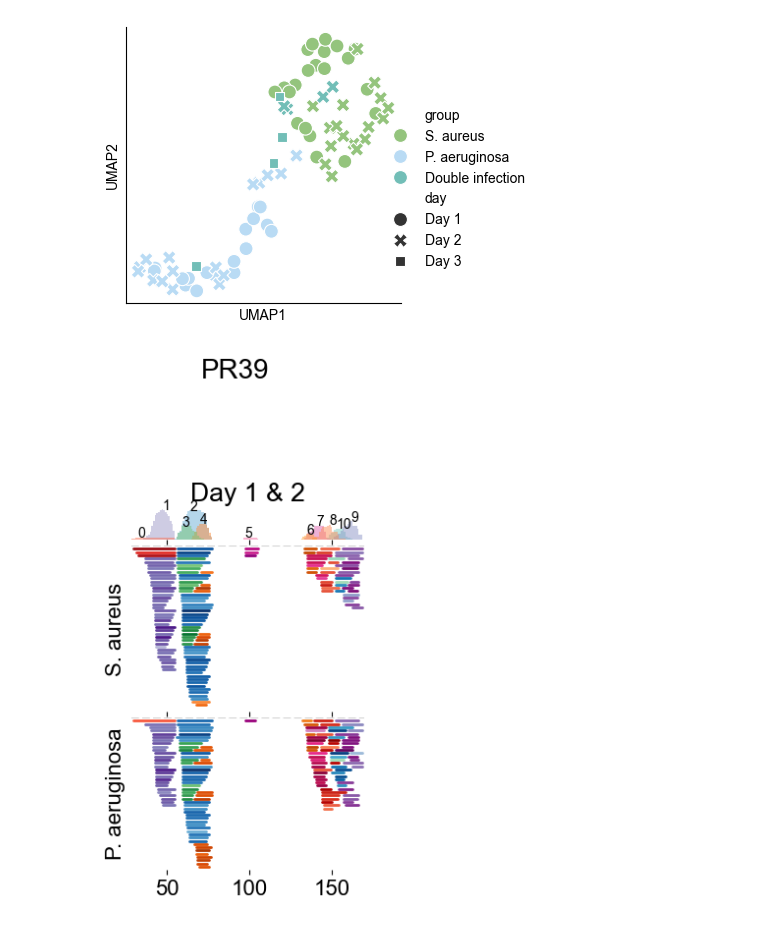
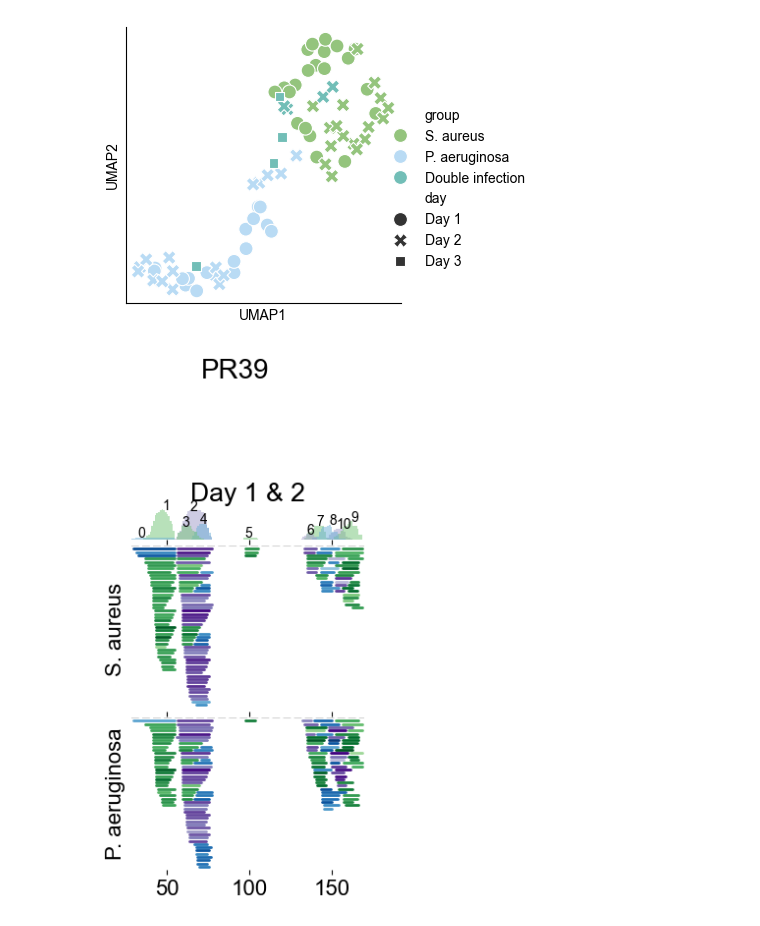
Before and after one commit to ErikHartman/pepnets, a Jupyter notebook: notebooks/analysis.ipynb, the cells around one changed output. Saved outputs shown, nothing was run; the diff lists cells and outputs as text; code cells hidden in the pictures.

```diff
--- a/notebooks/analysis.ipynb
+++ b/notebooks/analysis.ipynb
@@ -692,7 +694,7 @@ import seaborn as sns
 import matplotlib.pyplot as plt
 from pepnets.LogoPlot import LogoPlot
 datamatrix = pd.read_csv("../data/processed_datamatrix.csv").dropna(subset=["Start", "End"])
-
+design = pd.read_csv("../data/design.csv")
 proteins = [p + "_PIG" for p in datamatrix["Protein"].unique()]
 database = pd.read_csv("../data/sus_scrofa.gz", sep="\t")
 database = database[database["Entry Name"].isin(proteins)]
@@ -795,12 +796,13 @@ plt.yticks([])
 # %%
 from pepnets.PeptiGrams import PeptiGram
 
 design = pd.read_csv("../data/design.csv")
 design["day"] = ["Day 1 & 2" if d in ["Day 1", "Day 2"] else "_" for d in design["day"]]
 peptigram = PeptiGram(datamatrix, design)
 peptigram.plot_peptigram(
     "PR39", groups=["S. aureus", "P. aeruginosa"], days=["Day 1 & 2"],
-    save_str=None
+    save_str=None,
+    cmaps=["Blues","Greens","Purples","Greens"]
 )
 # %% [output]
-[figure, old version]
+[figure, new version]
```
Also changed, not shown: parts of 5 cells of this notebook, 1 other file.
